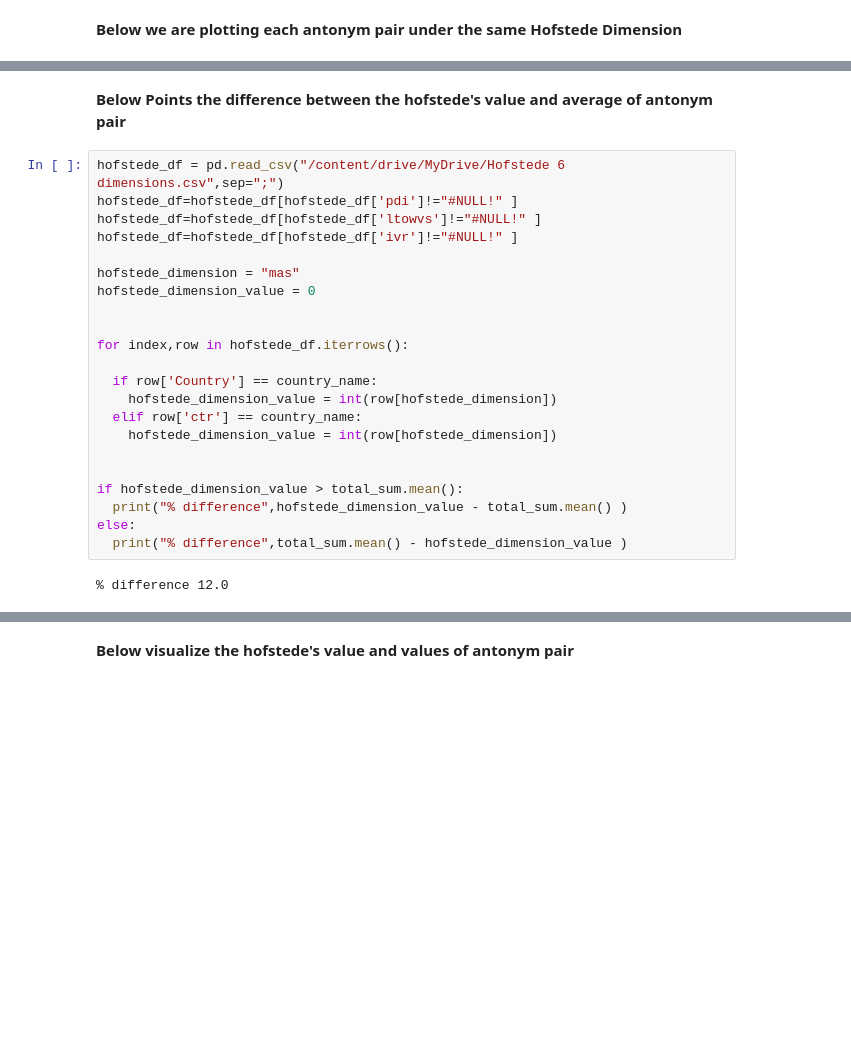
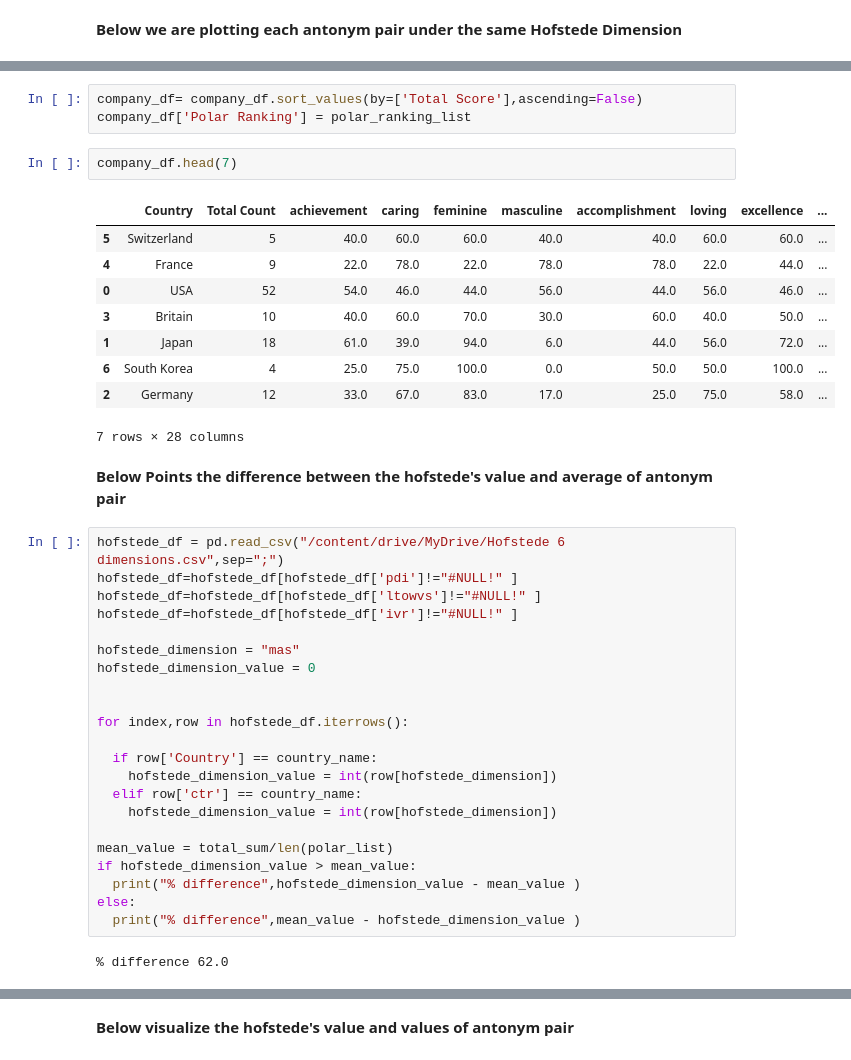
Before and after one commit to sreehari59/POLAR-WEBE, a Jupyter notebook: Polar_Embeddings_Plotting_VS_Two_Antonym_Pair.ipynb, the cells around one changed output, grey strips where cells are left out. Drawn from its saved outputs; the diff is of its cells as text; blank space fills up the shorter version.

```diff
--- a/Polar_Embeddings_Plotting_VS_Two_Antonym_Pair.ipynb
+++ b/Polar_Embeddings_Plotting_VS_Two_Antonym_Pair.ipynb
@@ -367,3 +389,18 @@ total_sum = total_sum.values
+# %%
+company_df= company_df.sort_values(by=['Total Score'],ascending=False)
+company_df['Polar Ranking'] = polar_ranking_list
+# %%
+company_df.head(7)
+# %% [output]
+|  | Country | Total Count | achievement | caring | feminine | masculine | accomplishment | loving | excellence | ... |
+| 5 | Switzerland | 5 | 40.0 | 60.0 | 60.0 | 40.0 | 40.0 | 60.0 | 60.0 | ... |
+| 4 | France | 9 | 22.0 | 78.0 | 22.0 | 78.0 | 78.0 | 22.0 | 44.0 | ... |
+| 0 | USA | 52 | 54.0 | 46.0 | 44.0 | 56.0 | 44.0 | 56.0 | 46.0 | ... |
+| 3 | Britain | 10 | 40.0 | 60.0 | 70.0 | 30.0 | 60.0 | 40.0 | 50.0 | ... |
+| 1 | Japan | 18 | 61.0 | 39.0 | 94.0 | 6.0 | 44.0 | 56.0 | 72.0 | ... |
+| 6 | South Korea | 4 | 25.0 | 75.0 | 100.0 | 0.0 | 50.0 | 50.0 | 100.0 | ... |
+| 2 | Germany | 12 | 33.0 | 67.0 | 83.0 | 17.0 | 25.0 | 75.0 | 58.0 | ... |
+7 rows × 28 columns
 # %% [markdown]
 **Below Points the difference between the hofstede's value and average of antonym pair**
 # %%
@@ -383,13 +420,13 @@ for index,row in hofstede_df.iterrows():
   elif row['ctr'] == country_name:
     hofstede_dimension_value = int(row[hofstede_dimension])
 
-
-if hofstede_dimension_value > total_sum.mean():
-  print("% difference",hofstede_dimension_value - total_sum.mean() )
+mean_value = total_sum/len(polar_list)
+if hofstede_dimension_value > mean_value:
+  print("% difference",hofstede_dimension_value - mean_value )
 else:
-  print("% difference",total_sum.mean() - hofstede_dimension_value )
+  print("% difference",mean_value - hofstede_dimension_value )
 # %% [output]
-% difference 12.0
+% difference 62.0
 # %%
 merged_df = pd.merge(company_df, hofstede_df, how='left',on='Country')
 merged_df.head(10)
```
Also changed, not shown: parts of 9 cells of this notebook.
